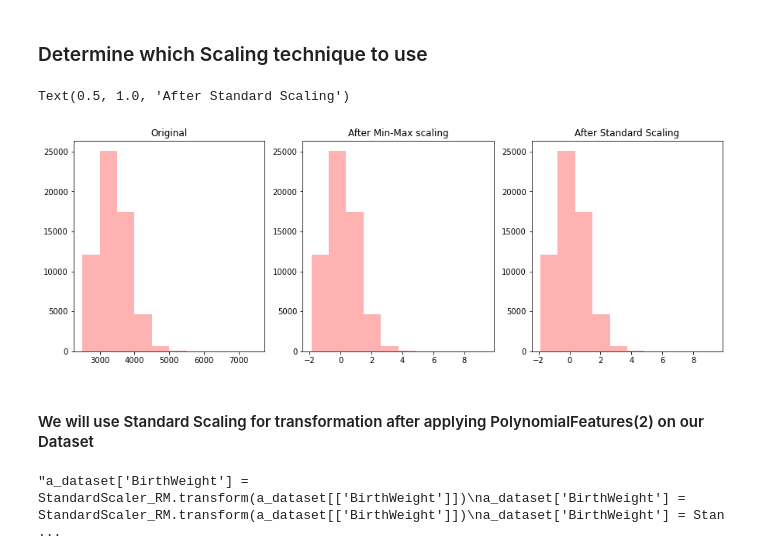
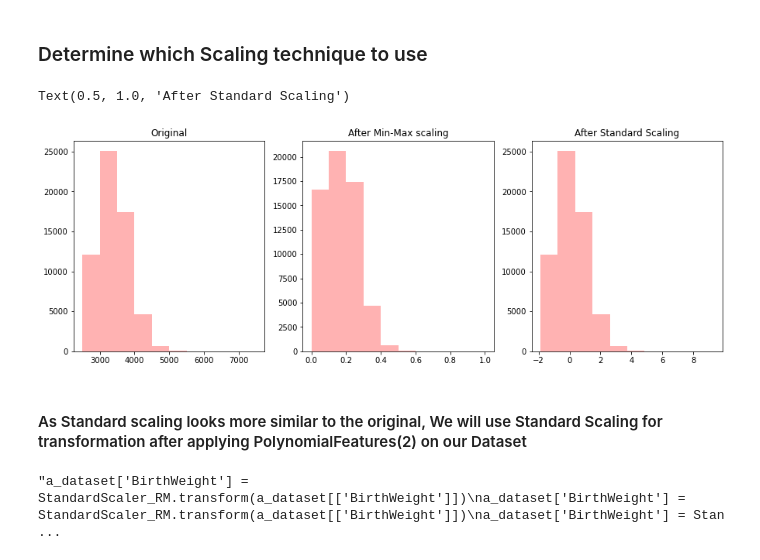
Before and after one commit to s3723189/COSC2673_assignment1, a Jupyter notebook: assignment1.ipynb, the cells around one changed output. Drawn from its saved outputs; the diff is of its cells as text; code cells hidden in the pictures.

```diff
--- a/assignment1.ipynb
+++ b/assignment1.ipynb
@@ -302,29 +272,29 @@ plt.show()
 # %%
 from sklearn.preprocessing import MinMaxScaler
 from sklearn.preprocessing import StandardScaler
 
 MinMaxScaler = MinMaxScaler().fit(a_dataset[['BirthWeight']])
 minmax = MinMaxScaler.transform(a_dataset[['BirthWeight']])
 
 StandardScaler = StandardScaler().fit(a_dataset[['BirthWeight']])
 standard = StandardScaler.transform(a_dataset[['BirthWeight']])
 plt.figure(figsize=(15,5))
 plt.subplot(1,3,1)
 plt.hist(a_dataset[['BirthWeight']], alpha=0.3, color='r')
 plt.title("Original")
 
 plt.subplot(1,3,2)
-plt.hist(standard, alpha=0.3, color='r')
+plt.hist(minmax, alpha=0.3, color='r')
 plt.title("After Min-Max scaling")
 
 plt.subplot(1,3,3)
 plt.hist(standard, alpha=0.3, color='r')
 plt.title("After Standard Scaling")
 # %% [output]
 Text(0.5, 1.0, 'After Standard Scaling')
-[figure, old version]
+[figure, new version]
 # %% [markdown]
-#### We will use Standard Scaling for transformation after applying PolynomialFeatures(2) on our Dataset
+#### As Standard scaling looks more similar to the original, We will use Standard Scaling for transformation after applying PolynomialFeatures(2) on our Dataset
 # %%
 """a_dataset['BirthWeight'] = StandardScaler_RM.transform(a_dataset[['BirthWeight']])
 a_dataset['BirthWeight'] = StandardScaler_RM.transform(a_dataset[['BirthWeight']])
```
Also changed, not shown: parts of 30 cells of this notebook, 1 other file.
